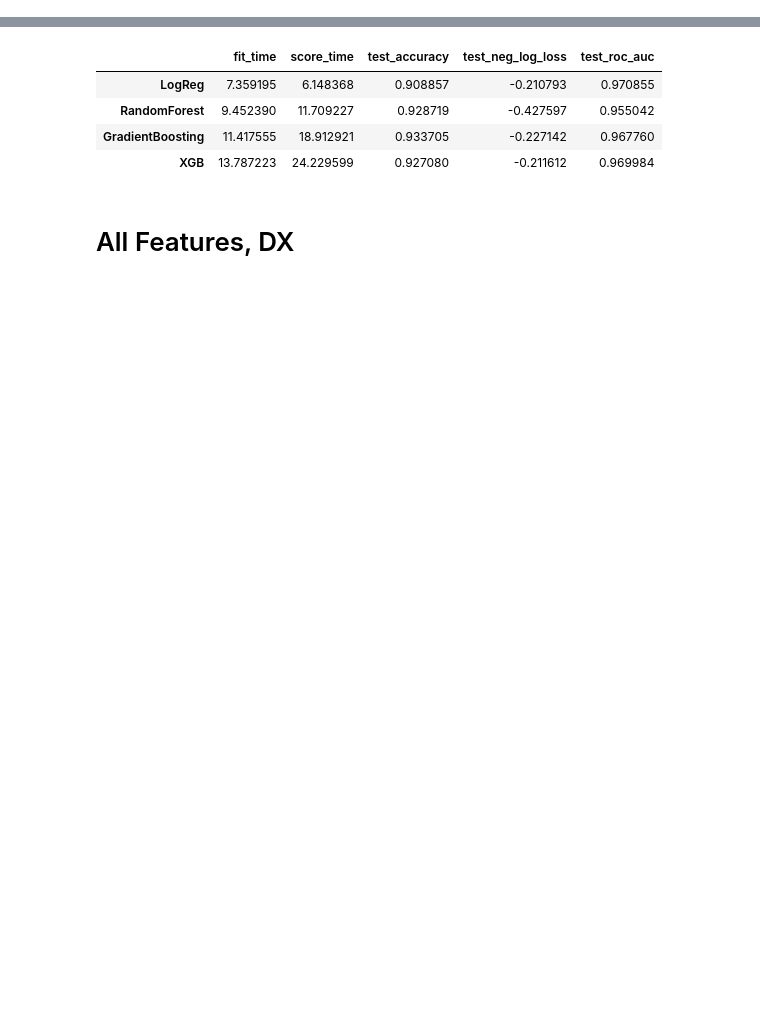
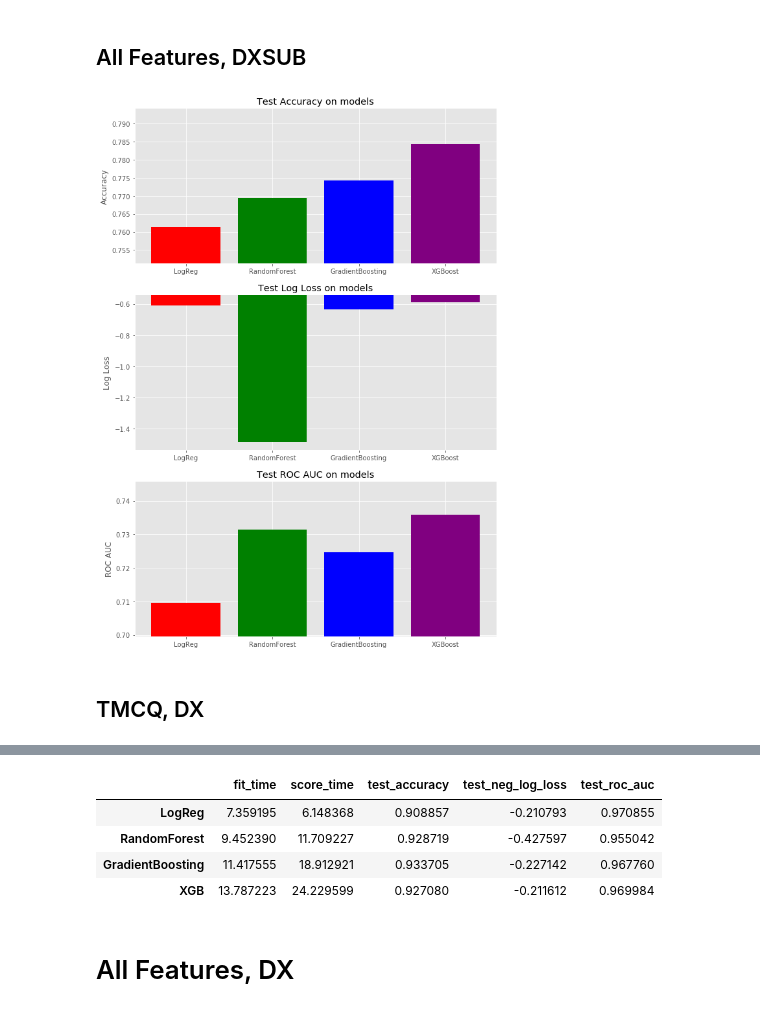
Before and after one commit to cjsmith015/Machine_Learning_and_ADHD, a Jupyter notebook: Model Metrics.ipynb, the cells around one changed output, grey strips where cells are left out. Saved outputs shown, nothing was run; the diff lists cells and outputs as text; code cells hidden in the pictures; blank space fills up the shorter version.

```diff
--- a/Model Metrics.ipynb
+++ b/Model Metrics.ipynb
@@ -6,0 +69,8 @@ plt.style.use('ggplot')
+# %% [markdown]
+## All Features, DXSUB
+# %%
+make_graphs(all_feat_dxsub_10)
+# %% [output]
+[figure, added]
+# %% [markdown]
+## TMCQ, DX
```
Also changed, not shown: parts of 25 cells of this notebook, 2 other files.
